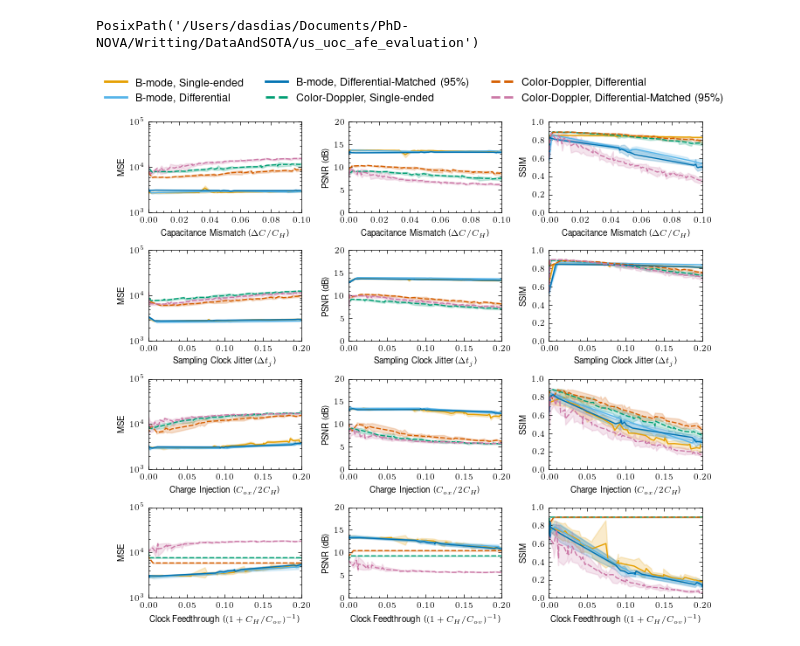
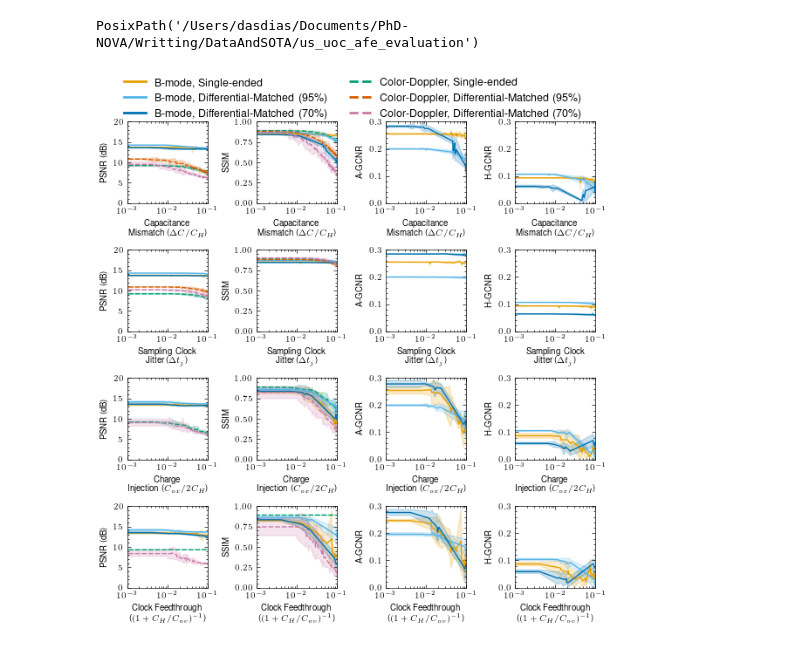
Before and after one commit to das-dias/us_uoc_afe_evaluation, a Jupyter notebook: cmux_evaluation_monte_carlo.ipynb, the cells around one changed output. Drawn from its saved outputs; the diff is of its cells as text; code cells hidden in the pictures.

Commit message:
Updated differential CMUX AFE analysis, including matching between neg and pos branches of 95% and 70%

```diff
--- a/cmux_evaluation_monte_carlo.ipynb
+++ b/cmux_evaluation_monte_carlo.ipynb
@@ -871,13 +872,16 @@ yvars, xvars
   'f0_mhz',
   'fs_mhz',
   'ch_compression'])
+# %%
+for xvar in xvars:
+    cs_cmux_eval_df[xvar] = np.sqrt(cs_cmux_eval_df[xvar]**2)
 # %%
 batch_size = 5
 
 # Average xvars within each (model, mode) group and batch
 for xvar in xvars:
     print(xvar)
-
+    cs_cmux_eval_df[xvar == 0] = 1e-3
     cs_cmux_eval_df['mean_' + xvar] = (
         cs_cmux_eval_df
         .groupby(
@@ -921,36 +925,33 @@ import numpy as np
 # Define custom colors for each model-mode combination
 color_map = {
     ('B-mode', 'single-ended'): '#E69F00',          # Orange
-    ('B-mode', 'differential'): '#56B4E9',          # Sky blue
-    ('B-mode', 'differential-matched'): '#0072B2',  # Blue
+    ('B-mode', 'differential-matched95'): '#56B4E9',          # Sky blue
+    ('B-mode', 'differential-matched70'): '#0072B2',  # Blue
 
     ('Color-Doppler', 'single-ended'): '#009E73',          # Bluish green
-    ('Color-Doppler', 'differential'): '#D55E00',          # Vermillion
-    ('Color-Doppler', 'differential-matched'): '#CC79A7',  # Purple
+    ('Color-Doppler', 'differential-matched95'): '#D55E00',          # Vermillion
+    ('Color-Doppler', 'differential-matched70'): '#CC79A7',  # Purple
 }
 
-fig, ax = plt.subplots(len(xvars[:4]), len(yvars[:3]), figsize=(7,6))
+xvars_plot = xvars[0:4]
+yvars_plot = yvars[1:5]
+
+fig, ax = plt.subplots(len(xvars_plot), len(yvars_plot), figsize=(6,6))
 
 labels = {
-    'cvar': 'Capacitance Mismatch ($\Delta C / C_H$)',
-    'jitter_factor': 'Sampling Clock Jitter ($\Delta t_j$)',
-    'charge_injection_factor': 'Charge Injection ($C_{ox} / 2C_H$)',
-    'clock_feedthrough_factor': 'Clock Feedthrough ($(1 + C_H / C_{ov})^{-1}$)'
+    'cvar': 'Capacitance\n Mismatch ($\Delta C / C_H$)',
+    'jitter_factor': 'Sampling Clock\n Jitter ($\Delta t_j$)',
+    'charge_injection_factor': 'Charge\n Injection ($C_{ox} / 2C_H$)',
+    'clock_feedthrough_factor': 'Clock Feedthrough\n ($(1 + C_H / C_{ov})^{-1}$)'
 }
 
-for i, yvar in enumerate(yvars[:3]):
-    for j, xvar in enumerate(xvars[:4]):
+for i, yvar in enumerate(yvars_plot):
+    for j, xvar in enumerate(xvars_plot):
 
-        data = (
-            cs_cmux_eval_df
-            if xvar != 'mean_gain_error_factor'
-            else cs_cmux_eval_df[
-                cs_cmux_eval_df['gain_error_factor'] != np.inf
-            ]
-        )
+        data_filtered = cs_cmux_eval_df
 
         # Filter and create combined column
-        data_filtered = data[data[xvar] >= 0.0].copy()
+        #data_filtered = data[data[xvar] > 0.0].copy()
         data_filtered['mode_model'] = list(
             zip(data_filtered['mode'], data_filtered['model'])
         )
@@ -963,7 +964,9 @@ for i, yvar in enumerate(yvars[:3]):
             hue='mode_model',
             style='mode',
             legend=False,
-            palette=color_map
+            palette=color_map,
+            estimator="mean",
+            errorbar="sd"
         )
         if yvar == 'mse':
             ax[j, i].set_ylim(1e3, 1e5)
@@ -974,11 +977,10 @@ for i, yvar in enumerate(yvars[:3]):
             ax[j, i].set_ylim(0.0, 20)
         else:
             ax[j, i].set_ylim(0.0, 0.3)
+        ax[j, i].set_xlim(1e-3,1e-1)
 
-        ax[j, i].set_xlim(0.0, 0.2)
-
-        if xvar == 'cvar':
-            ax[j, i].set_xlim(0.0, 0.1)
+        #if xvar == 'cvar':
+            #ax[j, i].set_xlim(0.0, 0.06)
 
         ax[j, i].set_ylabel(yvar.upper())
 
@@ -986,6 +988,8 @@ for i, yvar in enumerate(yvars[:3]):
             ax[j, i].set_ylabel(yvar.upper() + ' (dB)')
 
         ax[j, i].set_xlabel(labels[xvar])
+        ax[j, i].set_xscale('log')
+        #ax[j, i].set_xticks(1e-2 * np.linspace(0.0, 7.5, num=5))
 
 # Create custom legend
 legend_elements = [
@@ -993,37 +997,37 @@ legend_elements = [
            label='B-mode, Single-ended'),
 
     Line2D([0], [0], color='#56B4E9', lw=2,
-           label='B-mode, Differential'),
+           label='B-mode, Differential-Matched (95\%)'),
 
     Line2D([0], [0], color='#0072B2', lw=2,
-           label='B-mode, Differential-Matched (95\%)'),
+           label='B-mode, Differential-Matched (70\%)'),
 
     Line2D([0], [0], color='#009E73', lw=2, ls='--',
            label='Color-Doppler, Single-ended'),
 
     Line2D([0], [0], color='#D55E00', lw=2, ls='--',
-           label='Color-Doppler, Differential'),
+           label='Color-Doppler, Differential-Matched (95\%)'),
 
     Line2D([0], [0], color='#CC79A7', lw=2, ls='--',
-           label='Color-Doppler, Differential-Matched (95\%)'),
+           label='Color-Doppler, Differential-Matched (70\%)'),
 ]
 
 # Add legend at the top of the figure
 fig.legend(
     handles=legend_elements,
     loc='upper center',
-    ncol=3,
+    ncol=2,
     bbox_to_anchor=(0.5, 1.08),
     frameon=False,
     fontsize=9
 )
 
 fig.tight_layout()
 
 fig.savefig(
     savedir / 'mc_cs_cmux_color_doppler_bmode_eval_results.pdf',
-    dpi=300,
+    dpi=1000,
     bbox_inches='tight'
 )
 # %% [output]
-[figure, old version]
+[figure, new version]
```
Also changed, not shown: parts of 4 cells of this notebook, 4 other files.
